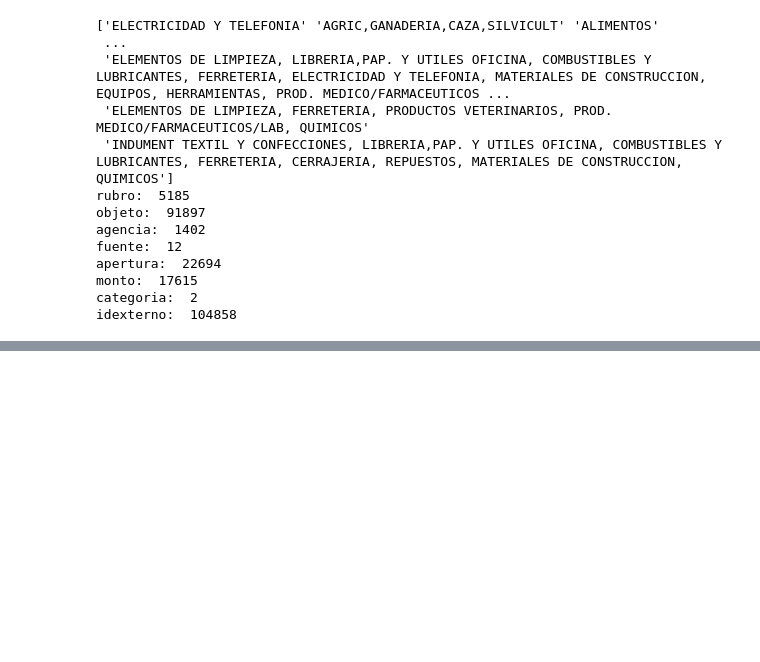
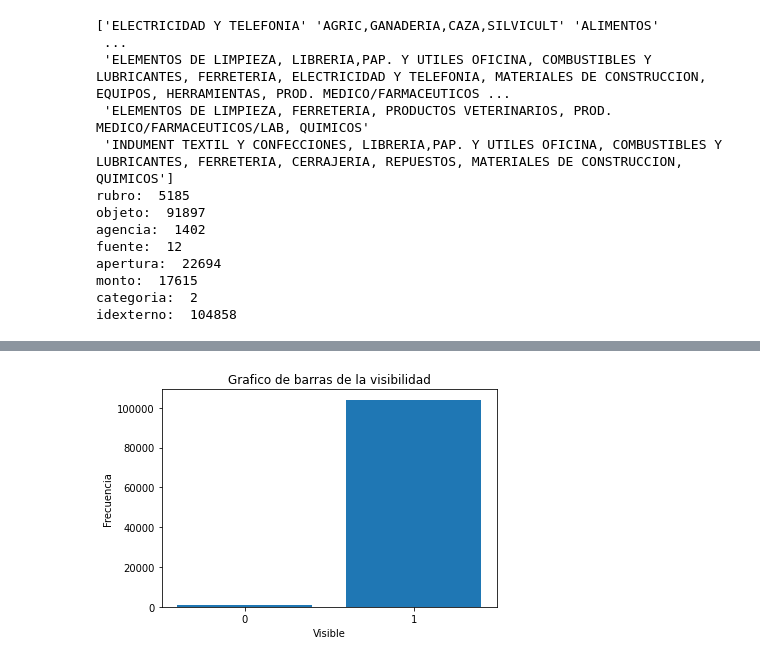
Before and after one commit to santrosa/Mentoria13, a Jupyter notebook: M13_TP1.ipynb, the cells around one changed output, grey strips where cells are left out. Cells and saved outputs as stored; diff of their text form; code cells hidden in the pictures; blank space fills up the shorter version.

```diff
--- a/M13_TP1.ipynb
+++ b/M13_TP1.ipynb
@@ -226,0 +224,10 @@ plt.show()
+# %%
+frecuencia_vis = df['visible'].value_counts()
+plt.bar(frecuencia_vis.index, frecuencia_vis.values)
+plt.xticks([0,1],  ['0','1'])
+plt.xlabel('Visible')
+plt.ylabel('Frecuencia')
+plt.title('Grafico de barras de la visibilidad')
+plt.show()
+# %% [output]
+[figure, added]
```
Also changed, not shown: parts of 13 cells of this notebook.
